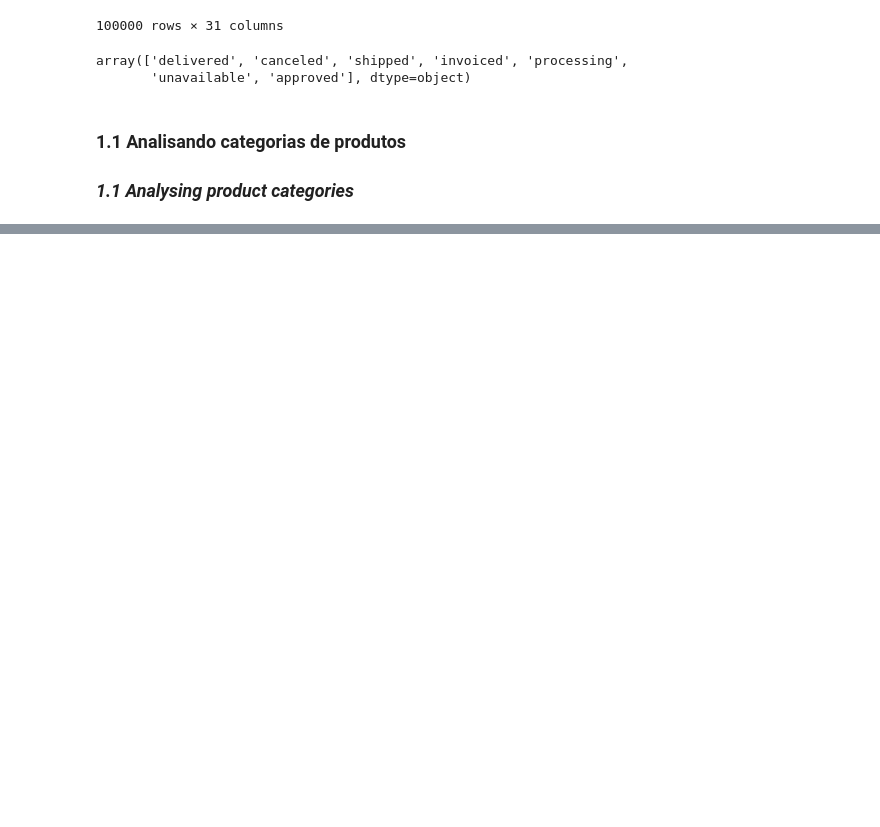
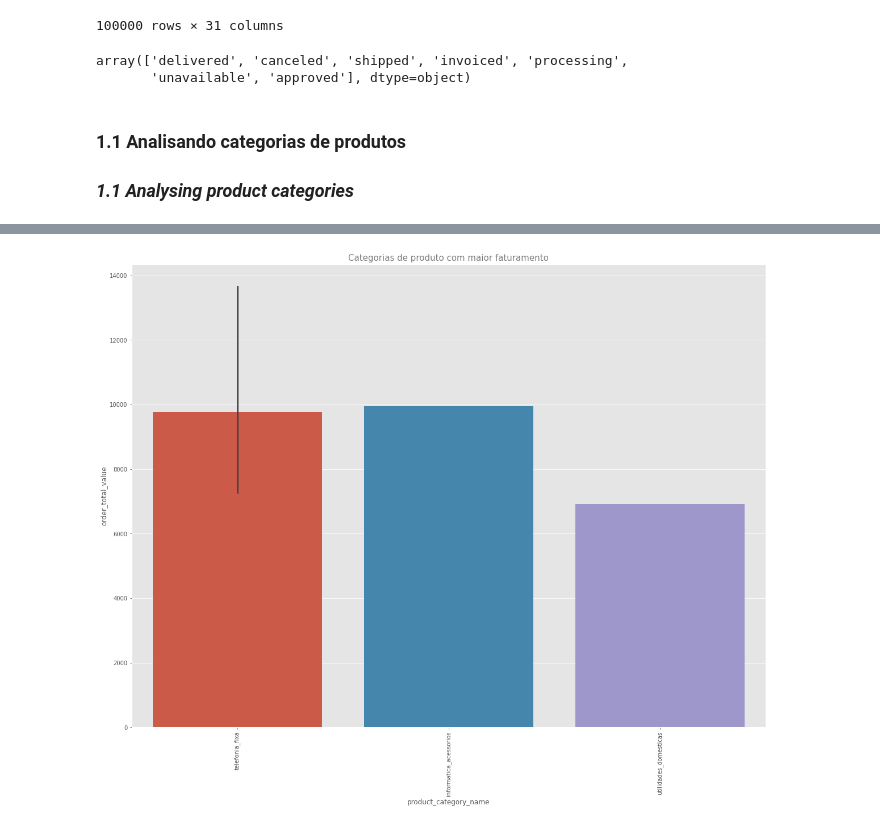
Before and after one commit to rimellegari/e-commerce, a Jupyter notebook: customer.ipynb, the cells around one changed output, grey strips where cells are left out. Saved outputs shown, nothing was run; the diff lists cells and outputs as text; code cells hidden in the pictures; blank space fills up the shorter version.

```diff
--- a/customer.ipynb
+++ b/customer.ipynb
@@ -253,0 +309,9 @@ df_olist['product_category_name'] = df_olist['product_category_name'].map(catego
+# %%
+plt.figure(figsize=(20,15))
+top_five= df_olist.nlargest(5, 'order_total_value')
+sns.barplot(data=top_five, x='product_category_name', y= 'order_total_value')
+plt.title('Categorias de produto com maior faturamento', size=15, color='#7e7e7e')
+plt.xticks(rotation = 90)
+plt.show()
+# %% [output]
+[figure, added]
```
Also changed, not shown: parts of 25 cells of this notebook.
